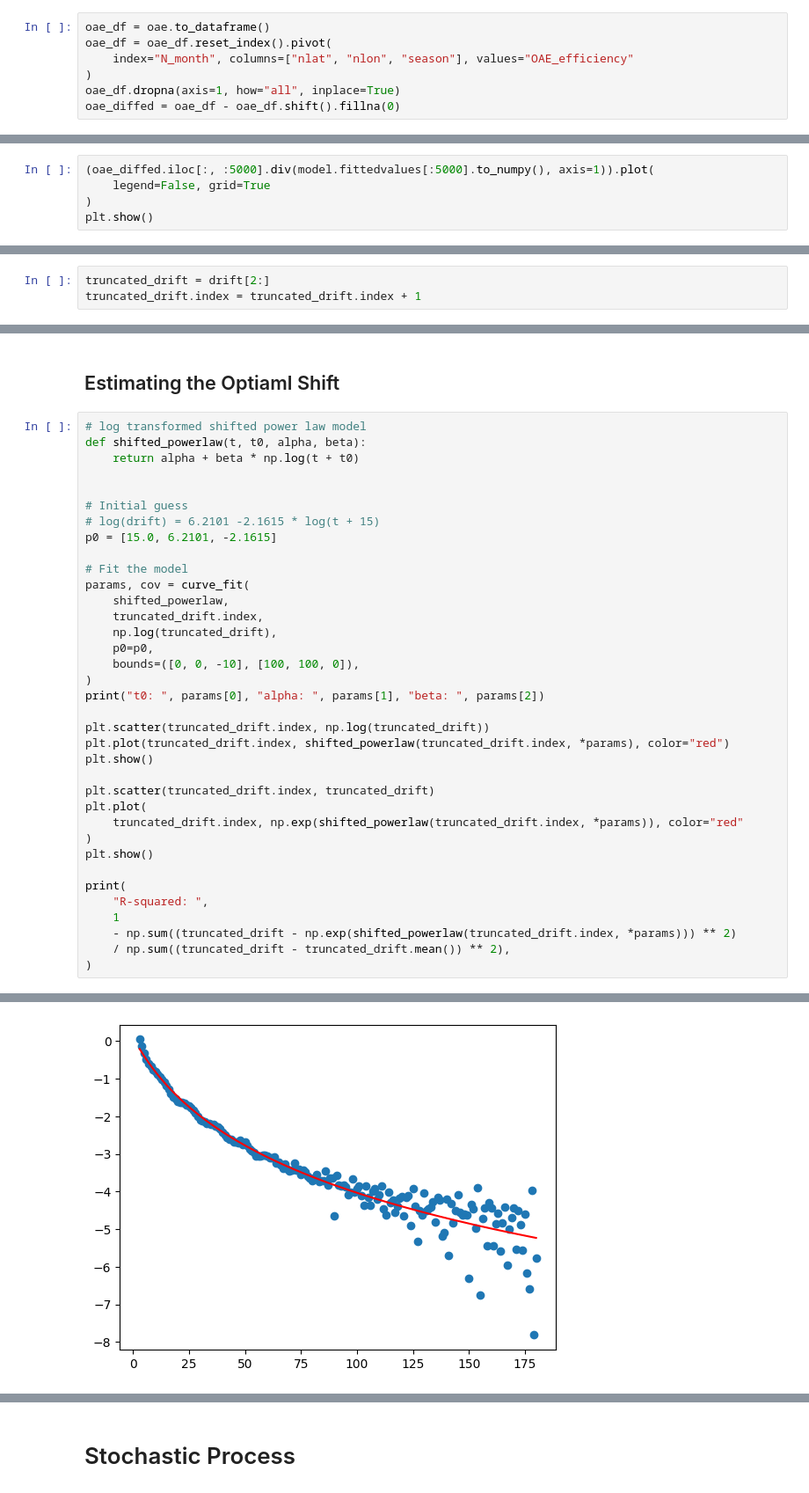
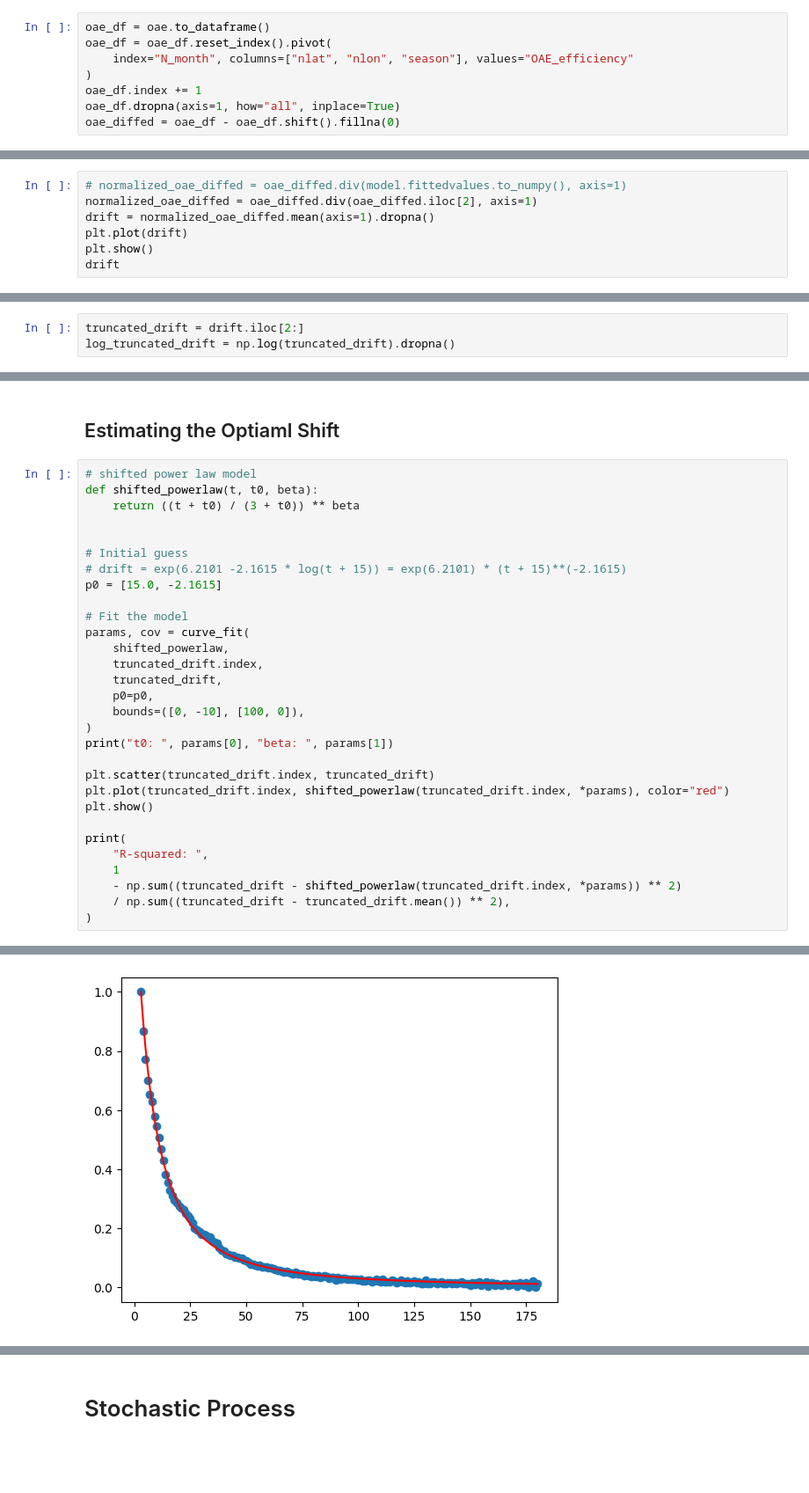
Before and after one commit to junsu489/cworthy, a Jupyter notebook: notebook/eda.ipynb, the cells around one changed output, grey strips where cells are left out. Shown at 88% size. Saved outputs shown, nothing was run; the diff lists cells and outputs as text; blank space fills up the shorter version.

```diff
--- a/notebook/eda.ipynb
+++ b/notebook/eda.ipynb
@@ -14,6 +13,7 @@ oae_df = oae.to_dataframe()
 oae_df = oae_df.reset_index().pivot(
     index="N_month", columns=["nlat", "nlon", "season"], values="OAE_efficiency"
 )
+oae_df.index += 1
 oae_df.dropna(axis=1, how="all", inplace=True)
 oae_diffed = oae_df - oae_df.shift().fillna(0)
 # %% [markdown]
@@ -306,6 +353,8 @@ display(anova_table)
 # %%
-(oae_diffed.iloc[:, :5000].div(model.fittedvalues[:5000].to_numpy(), axis=1)).plot(
-    legend=False, grid=True
-)
+# normalized_oae_diffed = oae_diffed.div(model.fittedvalues.to_numpy(), axis=1)
+normalized_oae_diffed = oae_diffed.div(oae_diffed.iloc[2], axis=1)
+drift = normalized_oae_diffed.mean(axis=1).dropna()
+plt.plot(drift)
 plt.show()
+drift
 # %% [output]
@@ -334,6 +375,6 @@ Length: 180, dtype: float64
 # %%
-truncated_drift = drift[2:]
-truncated_drift.index = truncated_drift.index + 1
+truncated_drift = drift.iloc[2:]
+log_truncated_drift = np.log(truncated_drift).dropna()
 # %% [markdown]
 ## Log Transformation
 # %% [markdown]
@@ -432,39 +473,33 @@ Notes:
 # %% [markdown]
 ## Estimating the Optiaml Shift
 # %%
-# log transformed shifted power law model
-def shifted_powerlaw(t, t0, alpha, beta):
-    return alpha + beta * np.log(t + t0)
+# shifted power law model
+def shifted_powerlaw(t, t0, beta):
+    return ((t + t0) / (3 + t0)) ** beta
 
 
 # Initial guess
-# log(drift) = 6.2101 -2.1615 * log(t + 15)
-p0 = [15.0, 6.2101, -2.1615]
+# drift = exp(6.2101 -2.1615 * log(t + 15)) = exp(6.2101) * (t + 15)**(-2.1615)
+p0 = [15.0, -2.1615]
 
 # Fit the model
 params, cov = curve_fit(
     shifted_powerlaw,
     truncated_drift.index,
-    np.log(truncated_drift),
+    truncated_drift,
     p0=p0,
-    bounds=([0, 0, -10], [100, 100, 0]),
+    bounds=([0, -10], [100, 0]),
 )
-print("t0: ", params[0], "alpha: ", params[1], "beta: ", params[2])
-
-plt.scatter(truncated_drift.index, np.log(truncated_drift))
-plt.plot(truncated_drift.index, shifted_powerlaw(truncated_drift.index, *params), color="red")
-plt.show()
+print("t0: ", params[0], "beta: ", params[1])
 
 plt.scatter(truncated_drift.index, truncated_drift)
-plt.plot(
-    truncated_drift.index, np.exp(shifted_powerlaw(truncated_drift.index, *params)), color="red"
-)
+plt.plot(truncated_drift.index, shifted_powerlaw(truncated_drift.index, *params), color="red")
 plt.show()
 
 print(
     "R-squared: ",
     1
-    - np.sum((truncated_drift - np.exp(shifted_powerlaw(truncated_drift.index, *params))) ** 2)
+    - np.sum((truncated_drift - shifted_powerlaw(truncated_drift.index, *params)) ** 2)
     / np.sum((truncated_drift - truncated_drift.mean()) ** 2),
 )
 # %% [output]
@@ -472 +507 @@ t0:  20.94897495753198 alpha:  7.304921461553931 beta:  -2.3643023749159164
-[figure, old version]
+[figure, new version]
```
Also changed, not shown: parts of 32 cells of this notebook.
